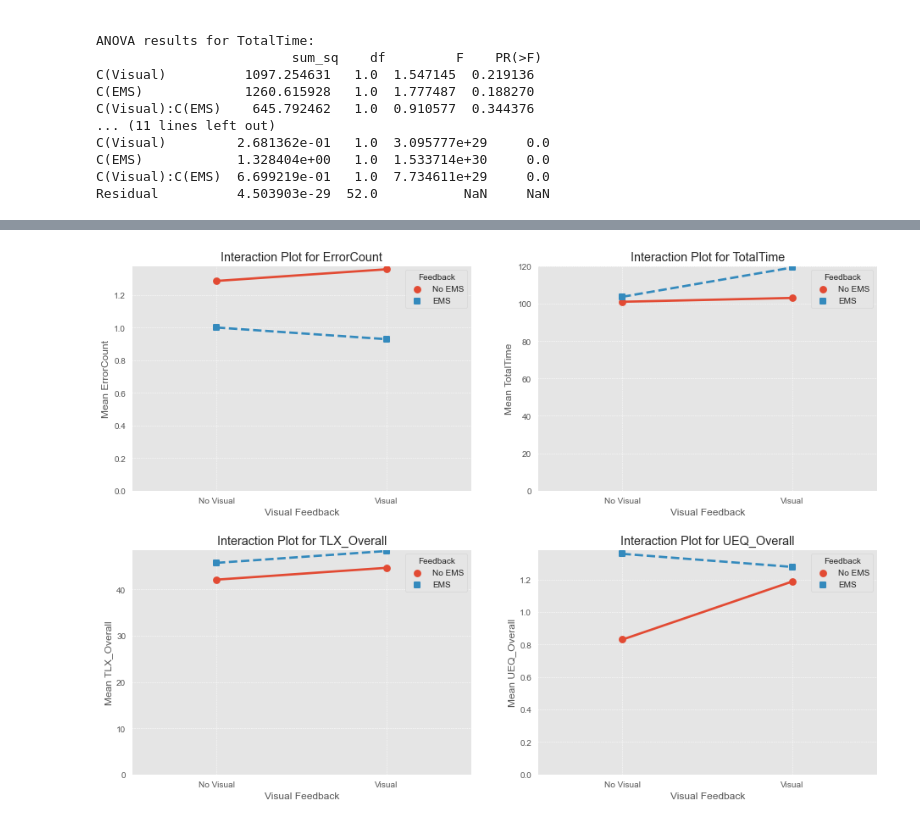
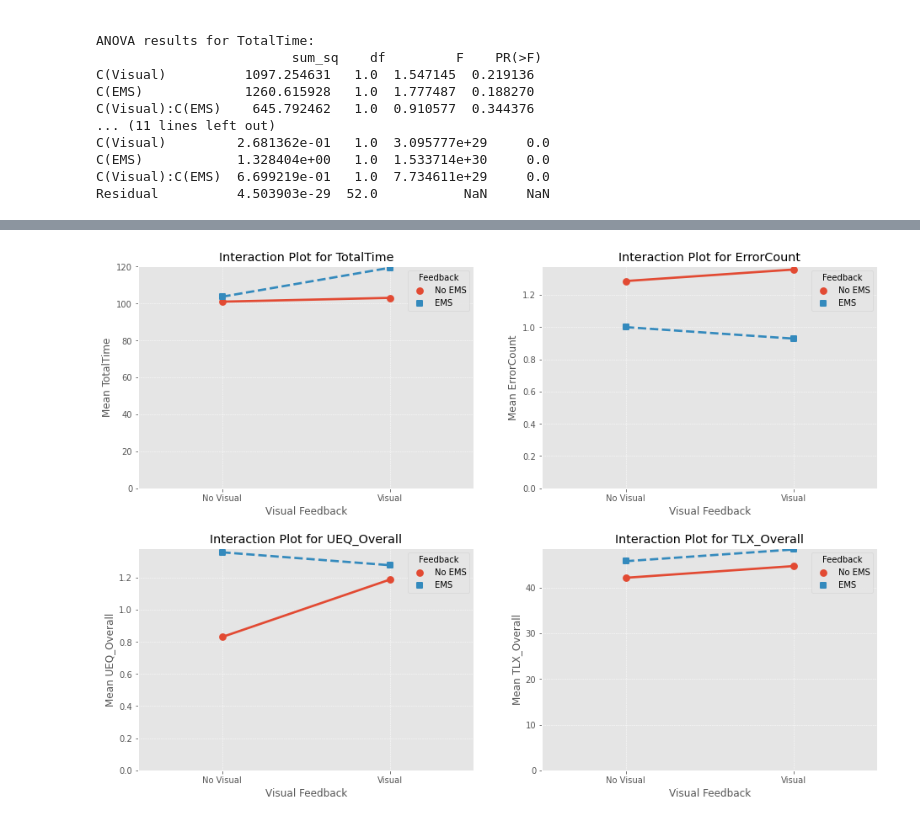
Before and after one commit to Trojan13/ma-ems, a Jupyter notebook: study/test_hypotheses.ipynb, the cells around one changed output, grey strips where cells are left out. Drawn from its saved outputs; the diff is of its cells as text; code cells hidden in the pictures.

```diff
--- a/study/test_hypotheses.ipynb
+++ b/study/test_hypotheses.ipynb
@@ -559,3 +559,19 @@ C(Visual)         2.681362e-01   1.0  3.095777e+29     0.0
 C(EMS)            1.328404e+00   1.0  1.533714e+30     0.0
 C(Visual):C(EMS)  6.699219e-01   1.0  7.734611e+29     0.0
 Residual          4.503903e-29  52.0           NaN     NaN
+# %%
+import pandas as pd
+import statsmodels.api as sm
+from statsmodels.formula.api import ols
+
+# Recode the 'Condition' column into two new columns 'Visual' and 'EMS'
+combined_data['Visual'] = combined_data['Condition'].apply(lambda x: 1 if x in ['Visual', 'EMSVisual'] else 0)
+combined_data['EMS'] = combined_data['Condition'].apply(lambda x: 1 if x in ['EMS', 'EMSVisual'] else 0)
+
+# Run the interaction ANOVA for each dependent variable
+dependent_vars = ['ErrorCount', 'TotalTime', 'TLX_Overall', 'UEQ_Overall']
+
+for var in dependent_vars:
+    model = ols(f'{var} ~ C(Visual) * C(EMS)', data=combined_data).fit()
+    anova_table = sm.stats.anova_lm(model, typ=2)  # Type 2 ANOVA DataFrame
+    print(f"\nANOVA results for {var}:\n", anova_table)
@@ -564,34 +598,34 @@ import matplotlib.pyplot as plt
 import seaborn as sns
 
 def plot_interaction(dataframe, dependent_var, ax):
     # Create the interaction plot on a given subplot (ax)
     sns.pointplot(data=dataframe, x='Visual', y=dependent_var, hue='EMS', errorbar=None, markers=["o", "s"], linestyles=["-", "--"], ax=ax)
     # Adjust title and labels
     ax.set_title(f'Interaction Plot for {dependent_var}')
     ax.set_xlabel('Visual Feedback')
     ax.set_ylabel(f'Mean {dependent_var}')
 
     # Rename the legend and x-tick labels
     handles, labels = ax.get_legend_handles_labels()
     ax.legend(handles=handles, title='Feedback', labels=['No EMS', 'EMS'])
     ax.set_xticks([0, 1])
     ax.set_xticklabels(['No Visual', 'Visual'])
 
     ax.grid(True, which='both', linestyle='--', linewidth=0.5)
     ax.set_ylim(bottom=min(dataframe[dependent_var].min(),0))
 
-variables = ['ErrorCount', 'TotalTime', 'TLX_Overall', 'UEQ_Overall']
+variables = ['TotalTime', 'ErrorCount', 'UEQ_Overall','TLX_Overall',]
 
 # Set up the subplots layout
 fig, axes = plt.subplots(nrows=2, ncols=2, figsize=(14, 10))
 fig.tight_layout(pad=5.0)
 
 # Generate the interaction plots
 for var, ax in zip(variables, axes.ravel()):
     plot_interaction(combined_data, var, ax)
 
 plt.show()
 # %% [output]
-[figure, old version]
+[figure, new version]
 # %%
 
```
Also changed, not shown: parts of 5 cells of this notebook, 13 other files.
